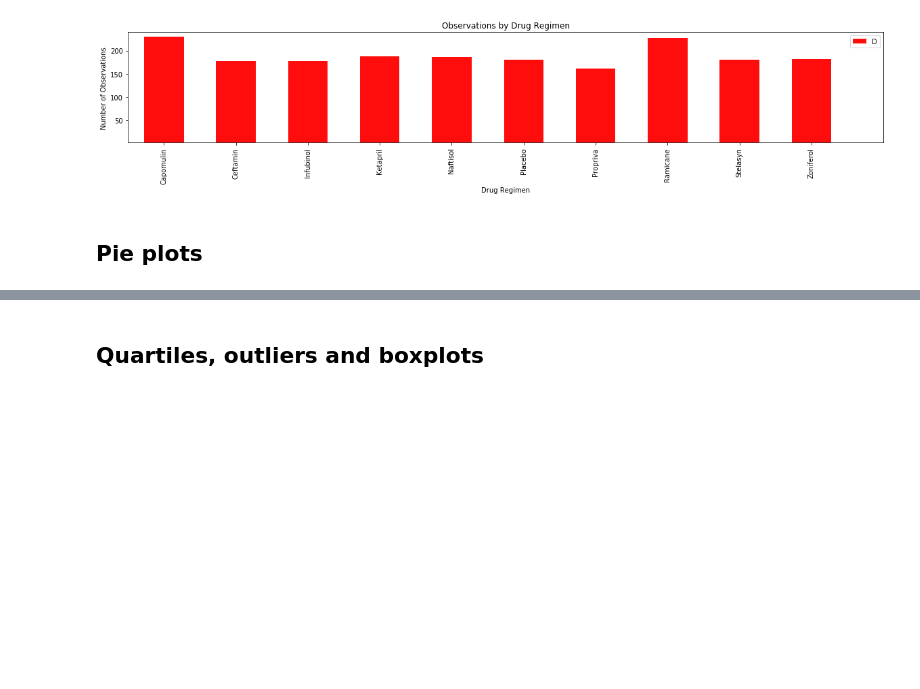
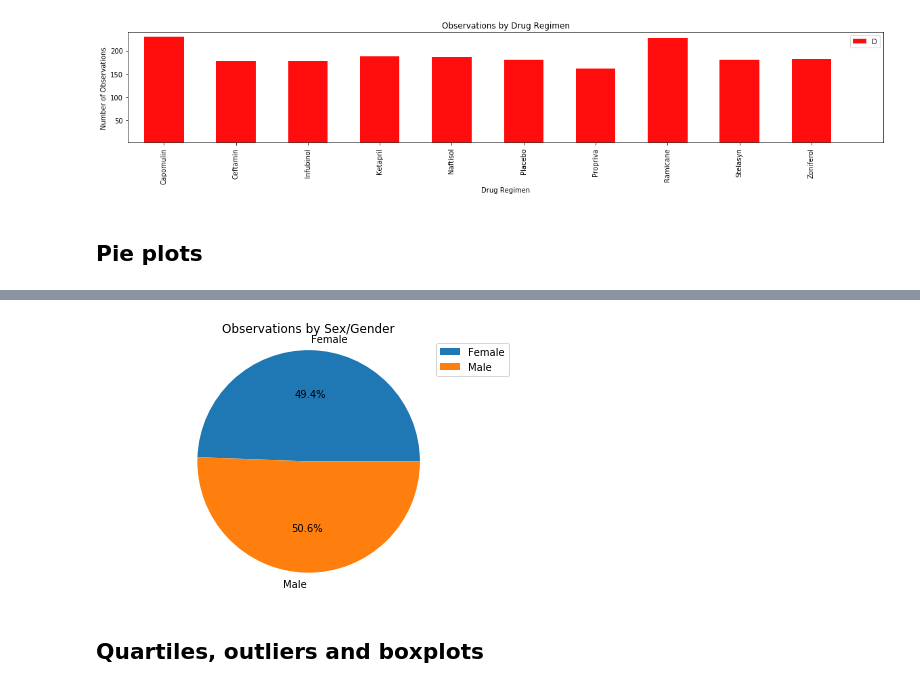
Before and after one commit to sirash007/matplotlib_challenge, a Jupyter notebook: Pymaceuticals/pymaceuticals_starter.ipynb, the cells around one changed output, grey strips where cells are left out. Saved outputs shown, nothing was run; the diff lists cells and outputs as text; code cells hidden in the pictures; blank space fills up the shorter version.

```diff
--- a/Pymaceuticals/pymaceuticals_starter.ipynb
+++ b/Pymaceuticals/pymaceuticals_starter.ipynb
@@ -127,3 +146,19 @@ plt.show()
+# %%
+# Generate a pie plot showing the distribution of female versus male mice using pyplot
+Cnt_by_Sex_df = combined_data_df.groupby('Sex').count()
+#Reset Index
+Cnt_by_Sex_df = Cnt_by_Sex_df.reset_index()
+plt.close
+patches = plt.pie(Cnt_by_Sex_df['Mouse ID'],labels=Cnt_by_Sex_df['Sex'],autopct='%1.1f%%'
+
+       )
+plt.title("Observations by Sex/Gender")
+plt.legend(patches, labels=Cnt_by_Sex_df['Sex'], loc="best");
+plt.axis('equal')
+plt.tight_layout()
+plt.show()
+# %% [output]
+[figure, added]
 # %% [markdown]
 ## Quartiles, outliers and boxplots
 # %%
```
Also changed, not shown: parts of 14 cells of this notebook.
